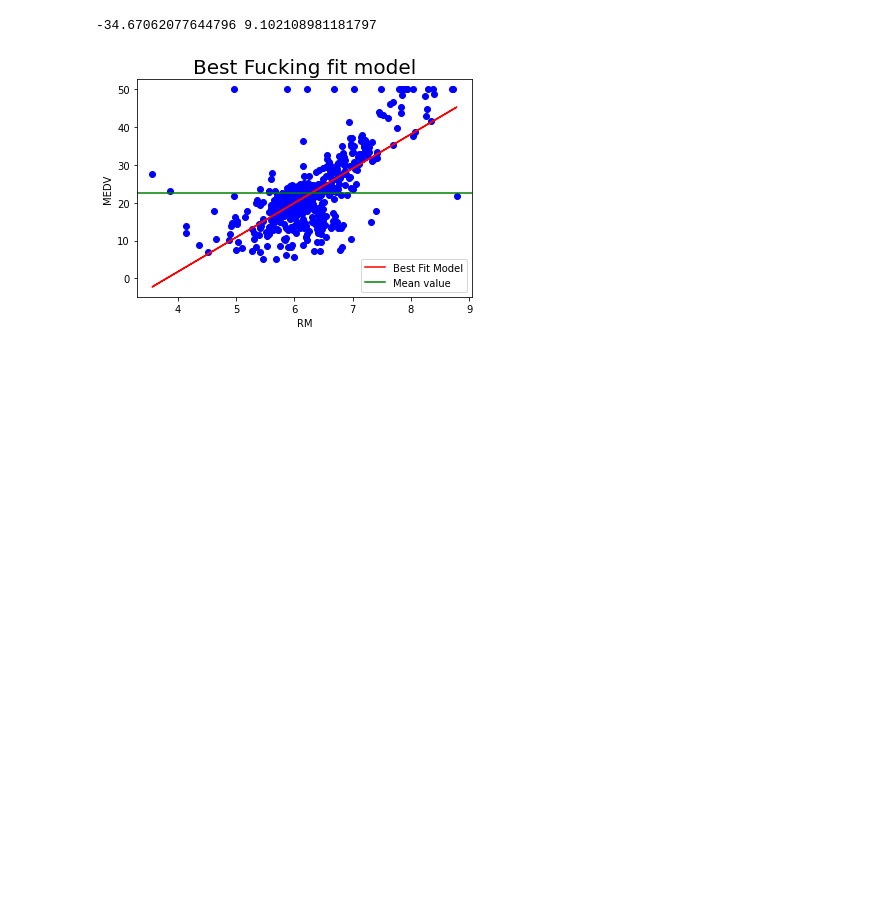
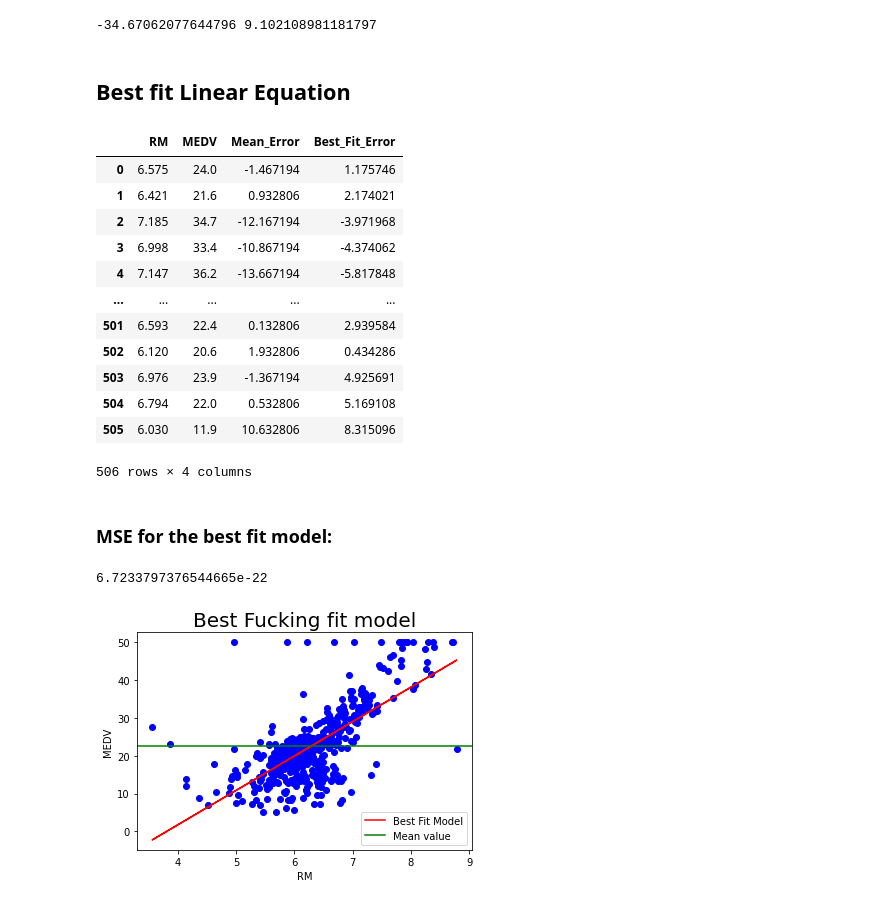
Before and after one commit to Spartan-119/Infy-Data-Science-Intro, a Jupyter notebook: Boston Housing using BEST FIT MODEL.ipynb, the cells around one changed output. Saved outputs shown, nothing was run; the diff lists cells and outputs as text; code cells hidden in the pictures; blank space fills up the shorter version.

```diff
--- a/Boston Housing using BEST FIT MODEL.ipynb
+++ b/Boston Housing using BEST FIT MODEL.ipynb
@@ -67,3 +67,5 @@ b0 = ymean - b1*xmean
 print(b0, b1)
 # %% [output]
 -34.67062077644796 9.102108981181797
+# %% [markdown]
+## Best fit Linear Equation
@@ -70 +74,25 @@ print(b0, b1)
+# %%
+boston_best_fit = pd.DataFrame(np.array([x, y, mean_val - y, best_fit - y]).T,
+                           columns = ['RM', 'MEDV', 'Mean_Error', 'Best_Fit_Error'])
+boston_best_fit
+# %% [output]
+|  | RM | MEDV | Mean_Error | Best_Fit_Error |
+| 0 | 6.575 | 24.0 | -1.467194 | 1.175746 |
+| 1 | 6.421 | 21.6 | 0.932806 | 2.174021 |
+| 2 | 7.185 | 34.7 | -12.167194 | -3.971968 |
+| 3 | 6.998 | 33.4 | -10.867194 | -4.374062 |
+| 4 | 7.147 | 36.2 | -13.667194 | -5.817848 |
+| ... | ... | ... | ... | ... |
+| 501 | 6.593 | 22.4 | 0.132806 | 2.939584 |
+| 502 | 6.120 | 20.6 | 1.932806 | 0.434286 |
+| 503 | 6.976 | 23.9 | -1.367194 | 4.925691 |
+| 504 | 6.794 | 22.0 | 0.532806 | 5.169108 |
+| 505 | 6.030 | 11.9 | 10.632806 | 8.315096 |
+506 rows × 4 columns
+# %% [markdown]
+### MSE for the best fit model:
+# %%
+print(sum(boston_best_fit['Best_Fit_Error'])**2)
+# %% [output]
+6.7233797376544665e-22
 # %%
```
Also changed, not shown: parts of 3 cells of this notebook.
